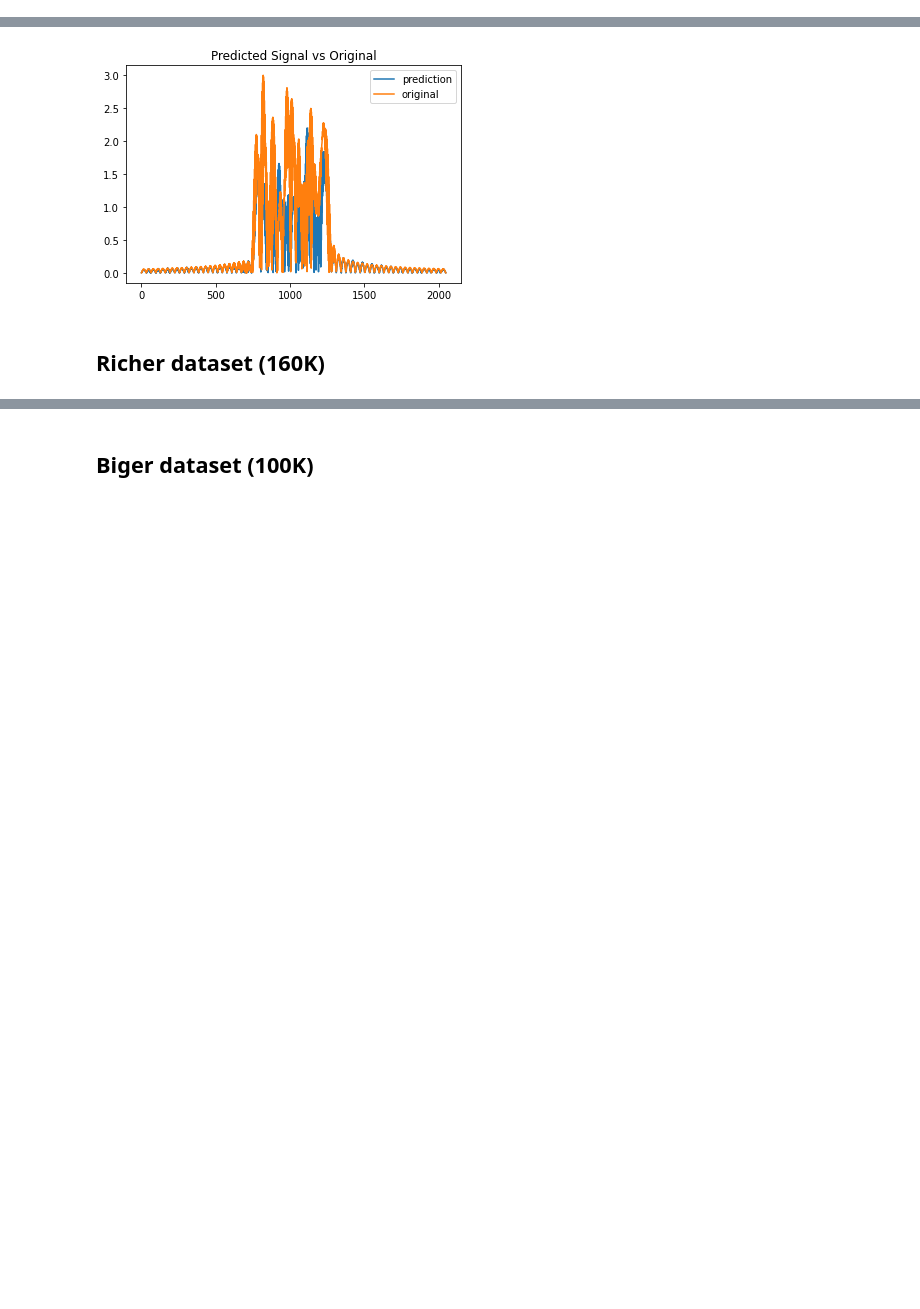
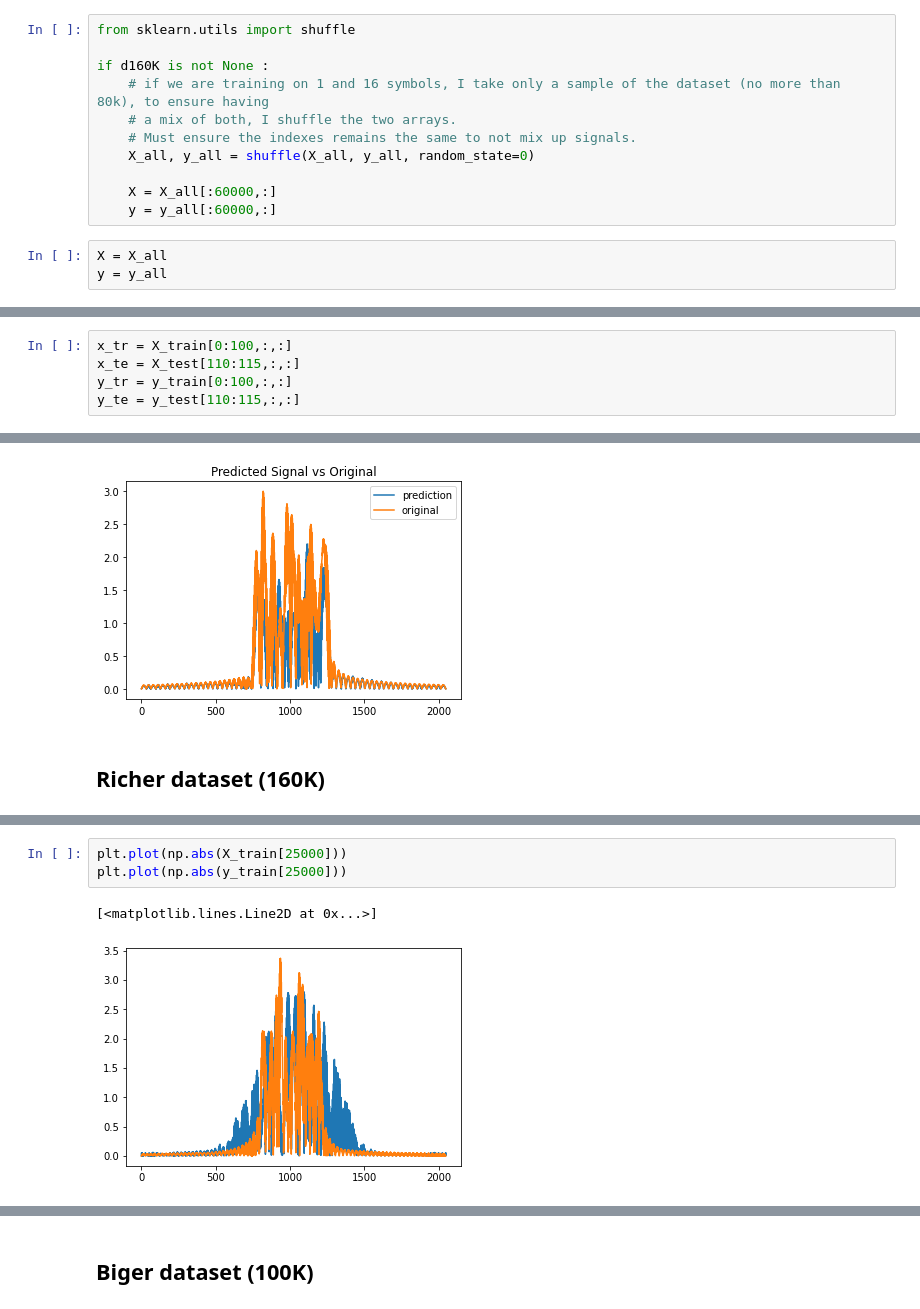
Before and after one commit to BounharAbdelaziz/Deep-Learning-for-solving-NLS-in-Telecommunication, a Jupyter notebook: notebooks/MLP.ipynb, the cells around one changed output, grey strips where cells are left out. Drawn from its saved outputs; the diff is of its cells as text; blank space fills up the shorter version.

```diff
--- a/notebooks/MLP.ipynb
+++ b/notebooks/MLP.ipynb
@@ -105,3 +118,17 @@ y = d160K['y']
+# %%
+from sklearn.utils import shuffle
+
+if d160K is not None :
+    # if we are training on 1 and 16 symbols, I take only a sample of the dataset (no more than 80k), to ensure having
+    # a mix of both, I shuffle the two arrays.
+    # Must ensure the indexes remains the same to not mix up signals.
+    X_all, y_all = shuffle(X_all, y_all, random_state=0)
+
+    X = X_all[:60000,:]
+    y = y_all[:60000,:]
+# %%
+X = X_all
+y = y_all
 # %%
 t1 = time.time()
 # if scaling=True, we are using min-max scaler
@@ -132,3 +171,8 @@ X_train = np.squeeze(X_train)
 X_test = np.squeeze(X_test)
 y_train = np.squeeze(y_train)
 y_test = np.squeeze(y_test)
+# %%
+x_tr = X_train[0:100,:,:]
+x_te = X_test[110:115,:,:]
+y_tr = y_train[0:100,:,:]
+y_te = y_test[110:115,:,:]
@@ -280,3 +338,9 @@ batch_size = 64
+# %%
+plt.plot(np.abs(X_train[25000]))
+plt.plot(np.abs(y_train[25000]))
+# %% [output]
+[<matplotlib.lines.Line2D at 0x...>]
+[figure, added]
 # %%
 print("[INFO] Batch size : ", batch_size)
 print("[INFO] Training epochs number : ", num_epochs)
```
Also changed, not shown: parts of 54 cells of this notebook, 7 other files.
